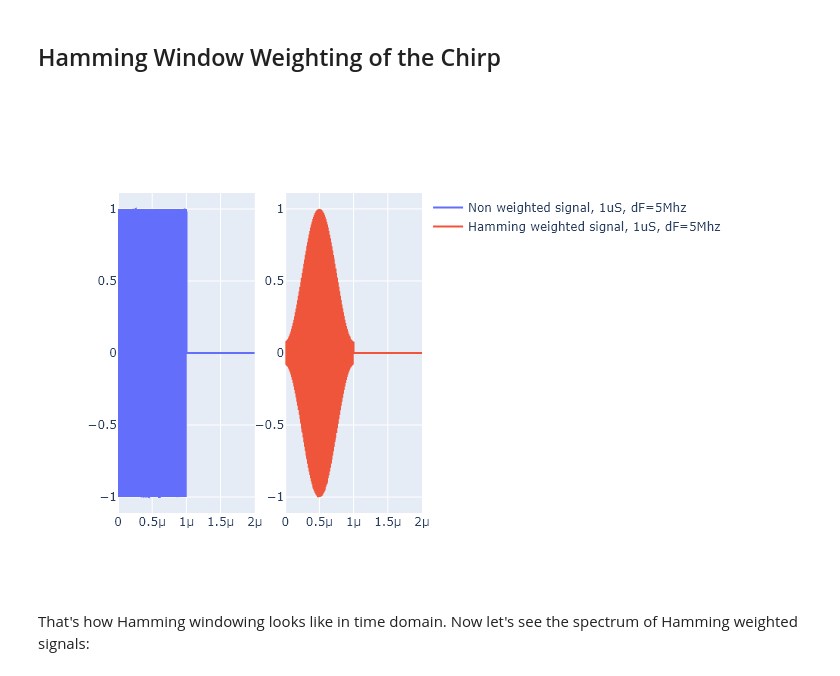
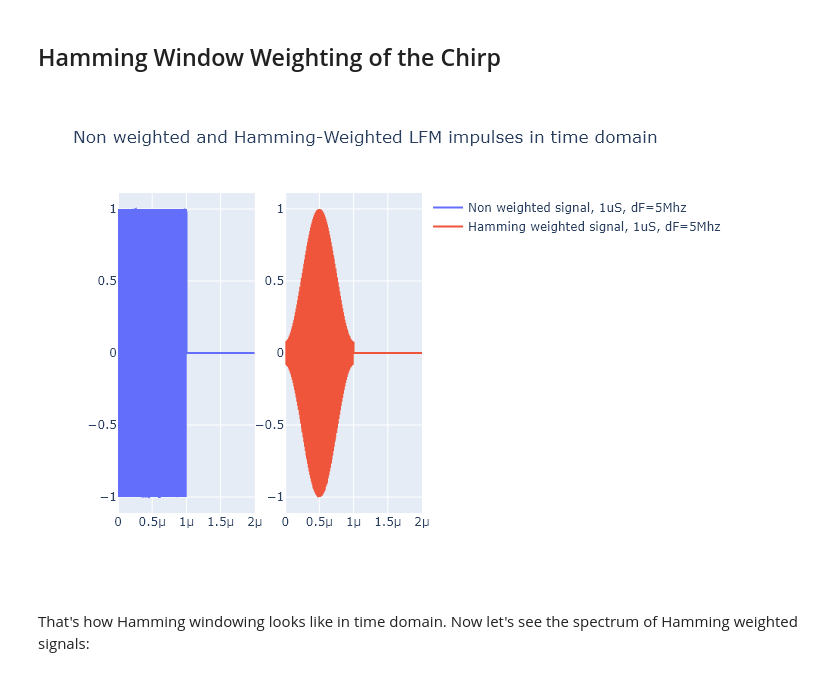
Before and after one commit to olddudealex/rf-notebooks, a Jupyter notebook: static/pulse-modulation_pt1-static.ipynb, the cells around one changed output. Cells and saved outputs as stored; diff of their text form; code cells hidden in the pictures.

```diff
--- a/static/pulse-modulation_pt1-static.ipynb
+++ b/static/pulse-modulation_pt1-static.ipynb
@@ -345,35 +347,35 @@ sh3 = pd.LfmSignal(f0=3*(10**9), delta_f=25*(10**6), tu=10**(-12),
                    l_sec=1000*(10**(-9)), s_sec=0, sim_dur=10000*(10**(-9)))
 sh4 = pd.LfmSignal(f0=3*(10**9), delta_f=100*(10**6), tu=10**(-12),
                    l_sec=1000*(10**(-9)), s_sec=0, sim_dur=10000*(10**(-9)))
 
 # The impulse is kept in first L samples of s.sig.data.
 sh1.sig.data[:L] = np.hamming(sh1.L) * sh1.sig.data[:L]
 sh2.sig.data[:L] = np.hamming(sh2.L) * sh2.sig.data[:L]
 sh3.sig.data[:L] = np.hamming(sh3.L) * sh3.sig.data[:L]
 sh4.sig.data[:L] = np.hamming(sh4.L) * sh4.sig.data[:L]
 
 datah1 = pd.PlotData(sh1.sig.data, sh1.sig.fs)
 datah1.trim_freq(sh1.f0 - sh1.delta_f, sh1.f0 + sh1.delta_f)
 datah2 = pd.PlotData(sh2.sig.data, sh2.sig.fs)
 datah2.trim_freq(sh2.f0 - sh2.delta_f, sh2.f0 + sh2.delta_f)
 datah3 = pd.PlotData(sh3.sig.data, sh3.sig.fs)
 datah3.trim_freq(sh3.f0 - sh3.delta_f, sh3.f0 + sh3.delta_f)
 datah4 = pd.PlotData(sh4.sig.data, sh4.sig.fs)
 datah4.trim_freq(sh4.f0 - sh4.delta_f, sh4.f0 + sh4.delta_f)
 
 fig = make_subplots(rows=1, cols=2)
 fig.add_trace(go.Scatter(x=data1.time_domain_x[:s1.L*2:10],
                          y=data1.time_domain[:s1.L*2:10],
                          name=f"Non weighted signal, 1uS, dF={s1.delta_f/1000000:0.0f}Mhz"), row=1, col=1)
 fig.add_trace(go.Scatter(x=datah1.time_domain_x[:sh1.L*2:10],
                          y=datah1.time_domain[:sh1.L*2:10],
                          name=f"Hamming weighted signal, 1uS, dF={sh1.delta_f/1000000:0.0f}Mhz"), row=1, col=2)
 
-fig.update_layout(hovermode='x unified', height=500)
+fig.update_layout(hovermode='x unified', height=500, title_text="Non weighted and Hamming-Weighted LFM impulses in time domain")
 fig.update_xaxes(exponentformat="SI")
 fig.show()
 # %% [output]
-[figure, old version]
+[figure, new version]
 # %% [markdown]
 That's how Hamming windowing looks like in time domain. Now let's see the spectrum of Hamming weighted signals:
 # %%
```
Also changed, not shown: parts of 7 cells of this notebook, 2 other files.
